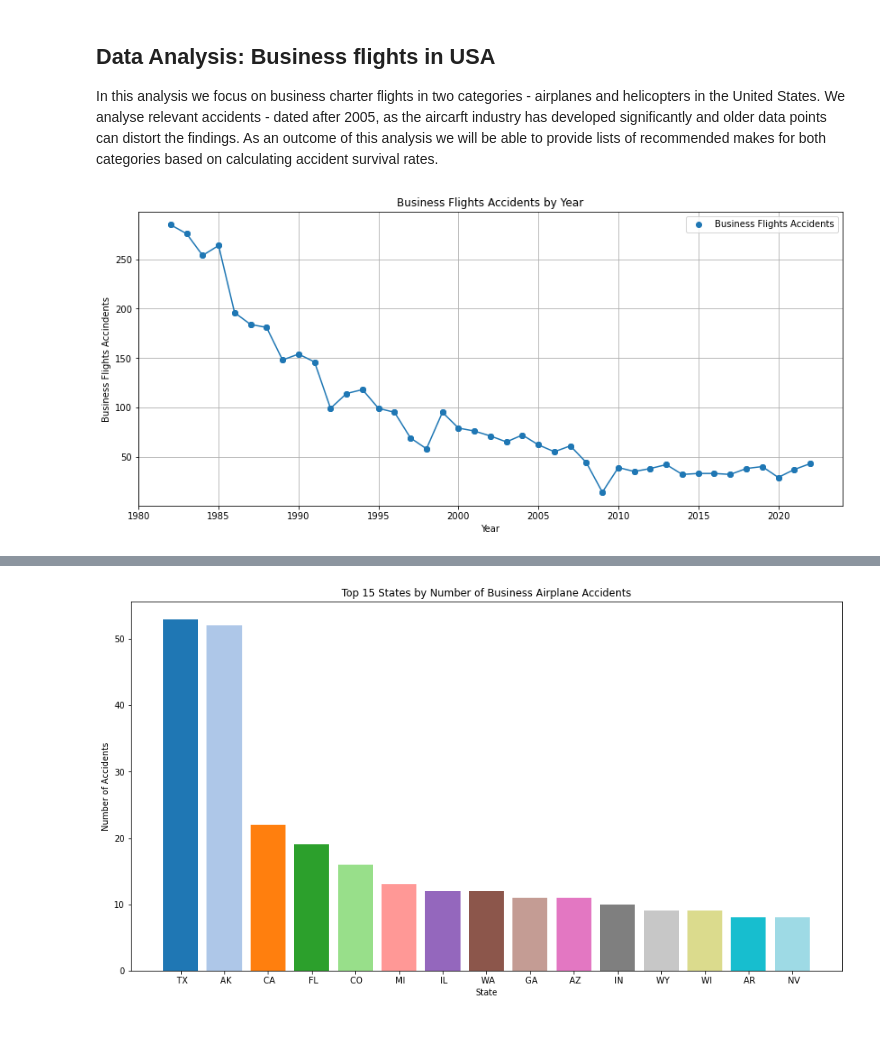
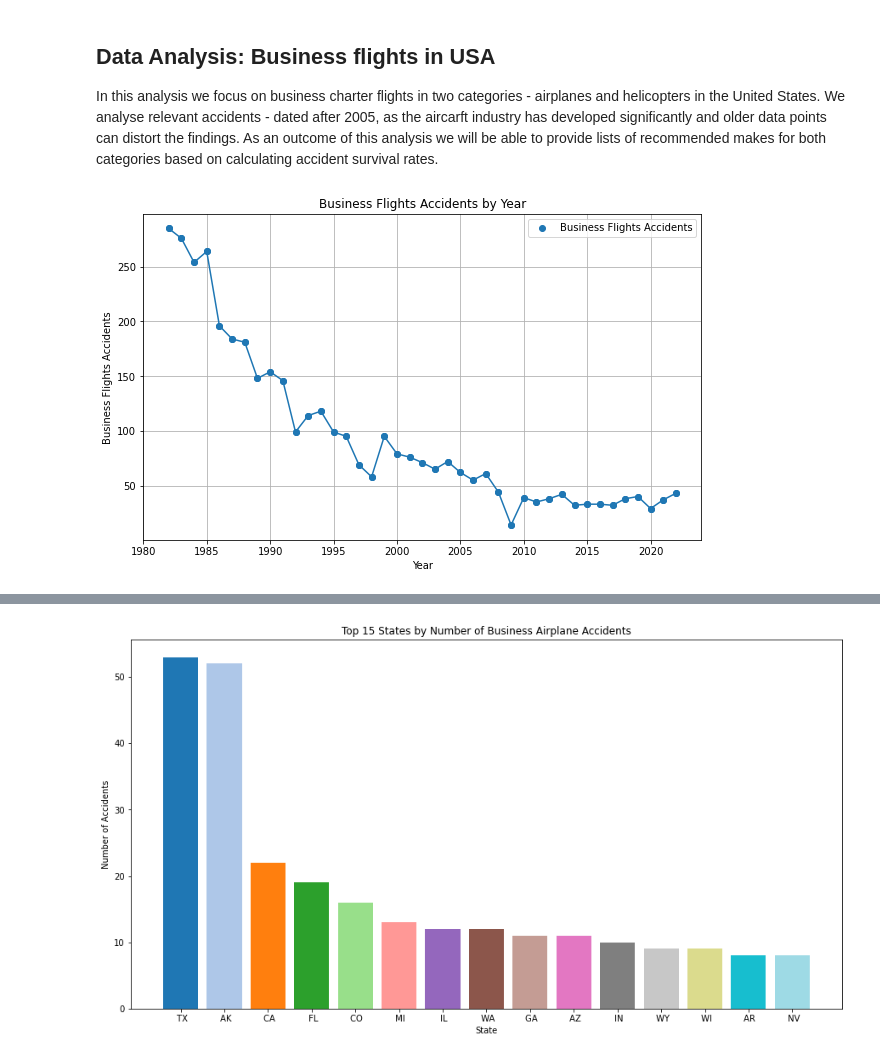
Before and after one commit to dolgorp/aviation_accidents_analysis, a Jupyter notebook: master_ aviation_business.ipynb, the cells around one changed output, grey strips where cells are left out. Drawn from its saved outputs; the diff is of its cells as text; code cells hidden in the pictures; blank space fills up the shorter version.

```diff
--- a/master_ aviation_business.ipynb
+++ b/master_ aviation_business.ipynb
@@ -130,8 +130,8 @@ df['State'] = df['Location'].str.split(',').str[1]
 #Add a day, month & year columns
 
 df['Year'] = df['Event Date'].dt.year
-df['Month'] = df['Event Date'].dt.month_name().str[:3]
-df['Day'] = df['Event Date'].dt.day_name().str[:3]
+df['Month'] = df['Event Date'].dt.month
+df['Day'] = df['Event Date'].dt.day
 # %%
 df.isnull().sum()
 # %% [output]
@@ -159,24 +159,24 @@ In this analysis we focus on business charter flights in two categories - airpla
 # %%
 # Filtering business flights
 bf = df[df['Purpose of flight'] == 'Business']
 
 #Counting accidents in each year/month
 bf_years = bf.groupby('Year')['Event Id'].count().reset_index(name='count')
 bf_month = bf.groupby('Month')['Event Id'].count().reset_index(name='count')
 
 # Plotting all business flights accindets over years
 x_y = bf_years['Year']
 y_y = bf_years['count']
 
-plt.figure(figsize=(14, 6))
+plt.figure(figsize=(10, 6))
 plt.scatter(x_y, y_y, label='Business Flights Accidents')
 plt.plot(x_y, y_y, linestyle='-', marker='o')  # Adding lines and markers
 
 plt.xlabel('Year')
-plt.ylabel('Business Flights Accindents')
+plt.ylabel('Business Flights Accidents')
 plt.title('Business Flights Accidents by Year')
 plt.legend()
 plt.grid(True)
 plt.show()
 # %% [output]
-[figure, old version]
+[figure, new version]
```
Also changed, not shown: parts of 9 cells of this notebook, 4 other files.
